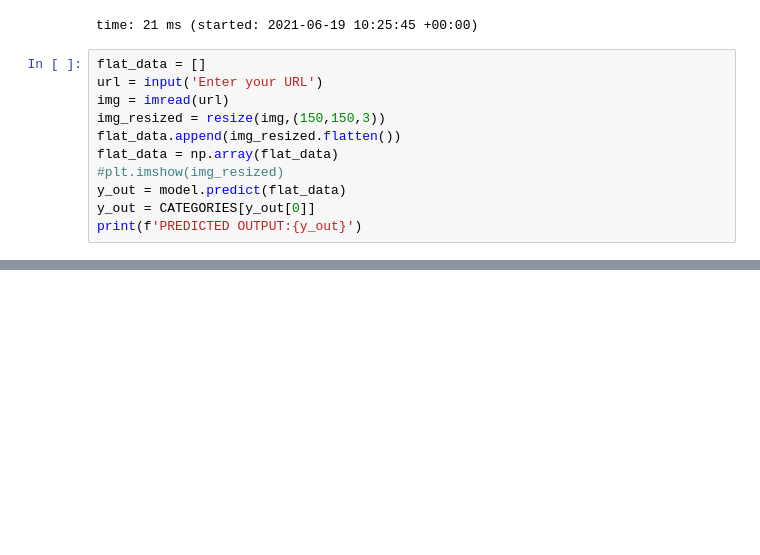
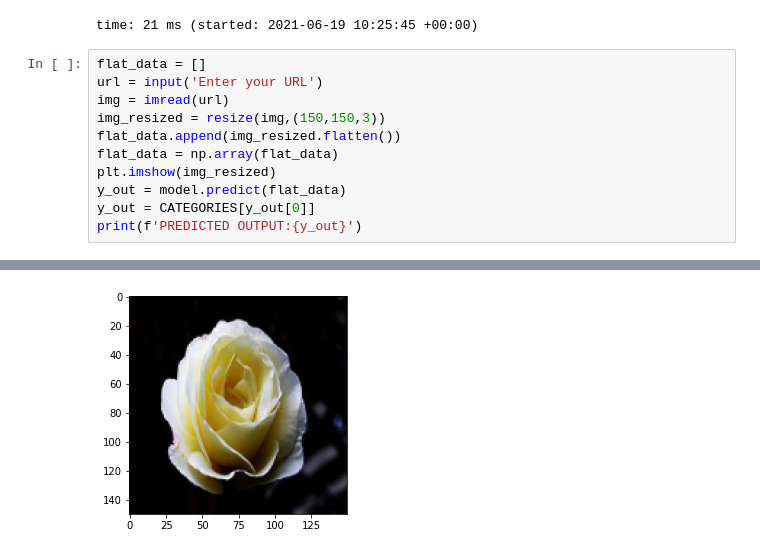
Before and after one commit to appurupa/imageclassificationrepo, a Jupyter notebook: image_Classification.ipynb, the cells around one changed output, grey strips where cells are left out. Saved outputs shown, nothing was run; the diff lists cells and outputs as text; blank space fills up the shorter version.

```diff
--- a/image_Classification.ipynb
+++ b/image_Classification.ipynb
@@ -224,7 +224,7 @@ img = imread(url)
 img_resized = resize(img,(150,150,3))
 flat_data.append(img_resized.flatten())
 flat_data = np.array(flat_data)
-#plt.imshow(img_resized)
+plt.imshow(img_resized)
 y_out = model.predict(flat_data)
 y_out = CATEGORIES[y_out[0]]
 print(f'PREDICTED OUTPUT:{y_out}')
@@ -234,0 +234 @@ time: 3.56 s (started: 2021-06-19 10:33:02 +00:00)
+[figure, added]
```
Also changed, not shown: parts of 1 cell of this notebook.
